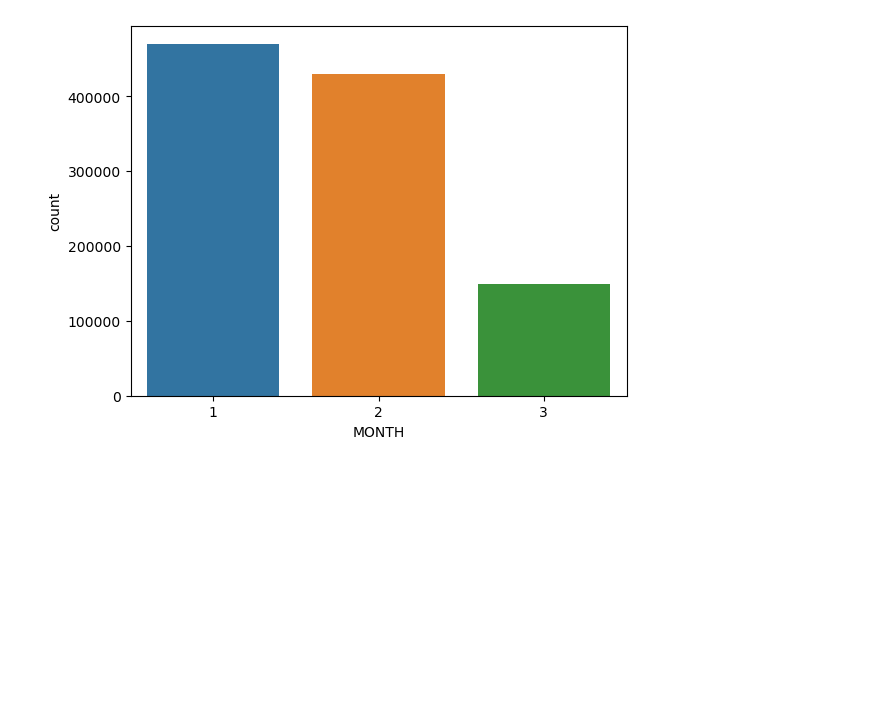
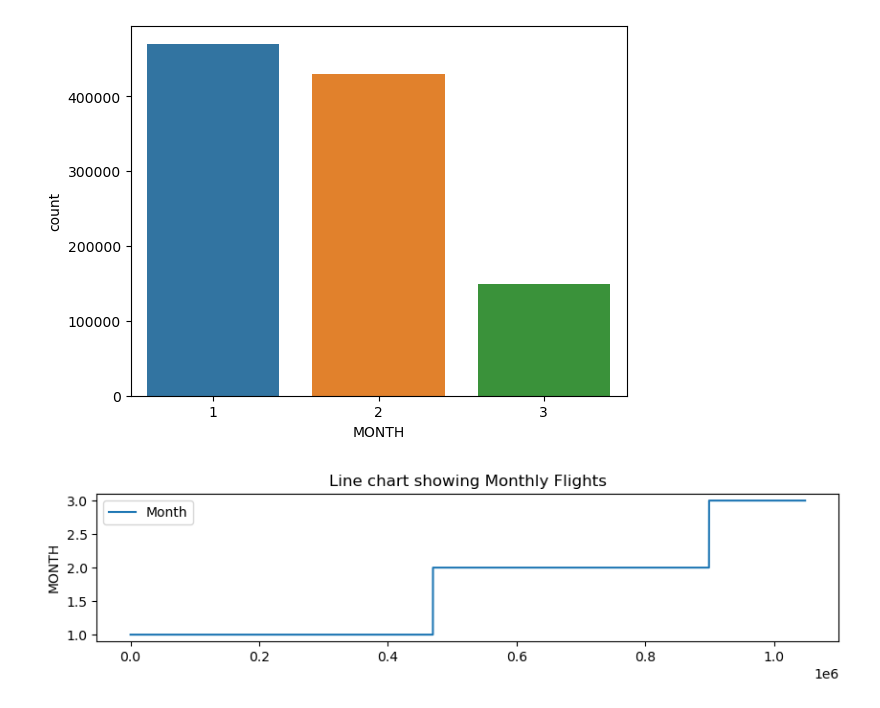
Before and after one commit to chemutai254/ML_Projects, a Jupyter notebook: Flight_Delay_Prediction/Flight_Delay_Prediction.ipynb, the cells around one changed output. Saved outputs shown, nothing was run; the diff lists cells and outputs as text; code cells hidden in the pictures; blank space fills up the shorter version.

```diff
--- a/Flight_Delay_Prediction/Flight_Delay_Prediction.ipynb
+++ b/Flight_Delay_Prediction/Flight_Delay_Prediction.ipynb
@@ -239,3 +268,10 @@ Text(0.5, 1.0, 'Histogram')
 sns.countplot(x='MONTH', data=df);
 # %% [output]
 [figure]
+# %%
+plt.figure(figsize=(10, 2))
+sns.lineplot(data=df['MONTH'], label='Month')
+plt.title('Line chart showing Monthly Flights')
+plt.show()
+# %% [output]
+[figure, added]
```
Also changed, not shown: parts of 5 cells of this notebook, 2 other files.
